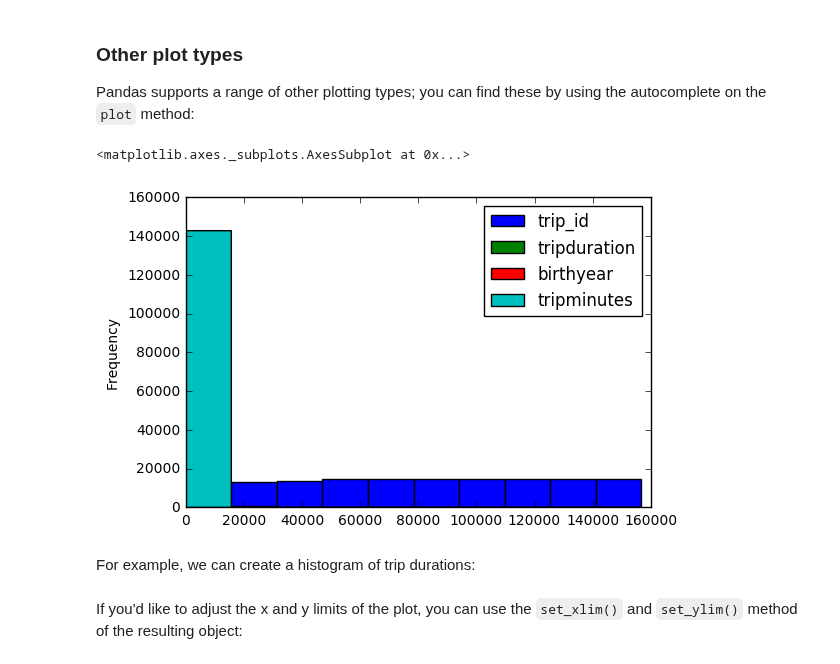
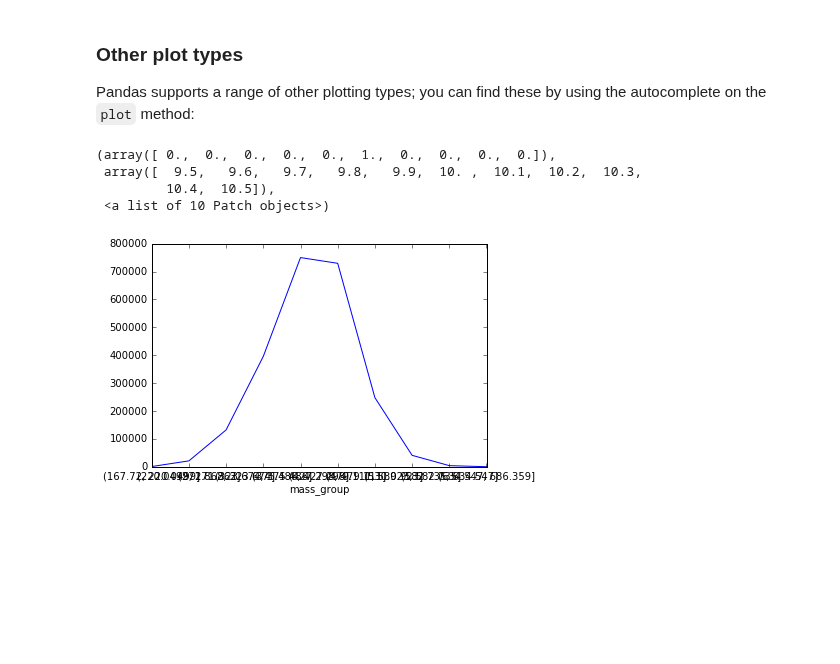
Before and after one commit to UWDIRECT/UWDIRECT.github.io, a Jupyter notebook: SEDS_content/02.Python.ipynb, the cells around one changed output. Drawn from its saved outputs; the diff is of its cells as text; code cells hidden in the pictures; blank space fills up the shorter version.

```diff
--- a/SEDS_content/02.Python.ipynb
+++ b/SEDS_content/02.Python.ipynb
@@ -189,0 +190,2 @@ Int64Index([      0,       1,       2,       3,       4,       5,       6,
+# %%
+data = data.set_index(['id'])
@@ -268,0 +296,2 @@ data.head()
+# %%
+data['mass_group'] = pd.cut(data['mass'], 10)
@@ -507,9 +525,10 @@ data.groupby([times.hour, 'usertype'])['tripminutes'].mean().unstack().plot()
 
 Pandas supports a range of other plotting types; you can find these by using the <TAB> autocomplete on the ``plot`` method:
 # %%
-data.plot.hist()
+data.groupby(['mass_group'])['SMILES_str'].count().plot().hist(10)
 # %% [output]
-<matplotlib.axes._subplots.AxesSubplot at 0x...>
+(array([ 0.,  0.,  0.,  0.,  0.,  1.,  0.,  0.,  0.,  0.]),
+ array([  9.5,   9.6,   9.7,   9.8,   9.9,  10. ,  10.1,  10.2,  10.3,
+         10.4,  10.5]),
+ <a list of 10 Patch objects>)
-[figure, old version]
+[figure, new version]
-# %% [markdown]
-For example, we can create a histogram of trip durations:
@@ -518,2 +534,0 @@ data['tripminutes'].plot.hist(bins=100)
-# %% [markdown]
-If you'd like to adjust the x and y limits of the plot, you can use the ``set_xlim()`` and ``set_ylim()`` method of the resulting object:
```
Also changed, not shown: parts of 47 cells of this notebook, 1 other file.
